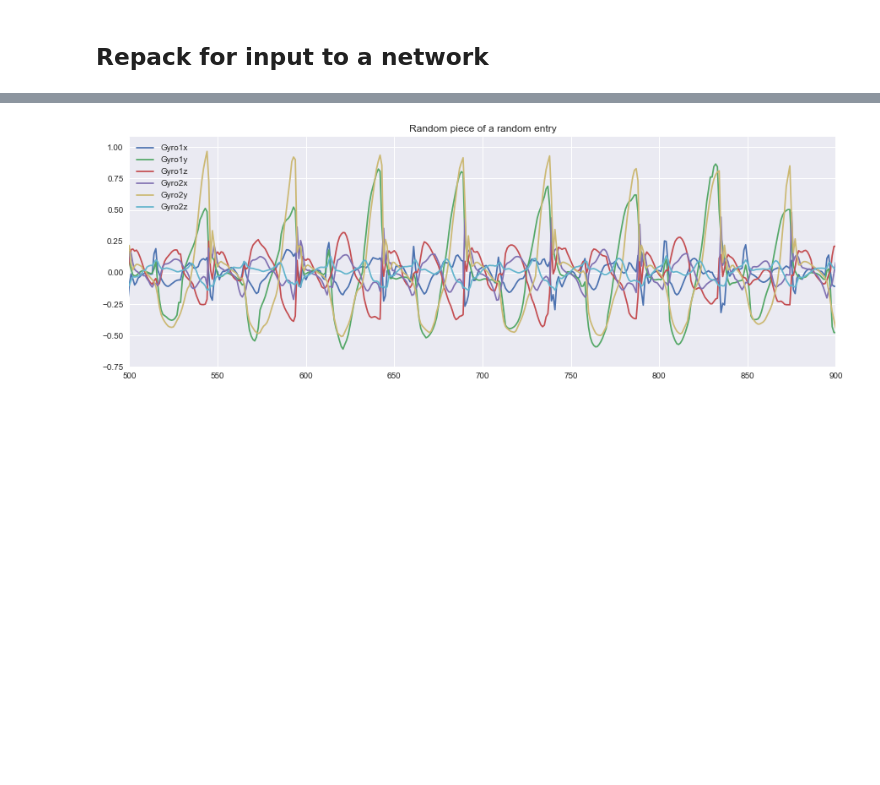
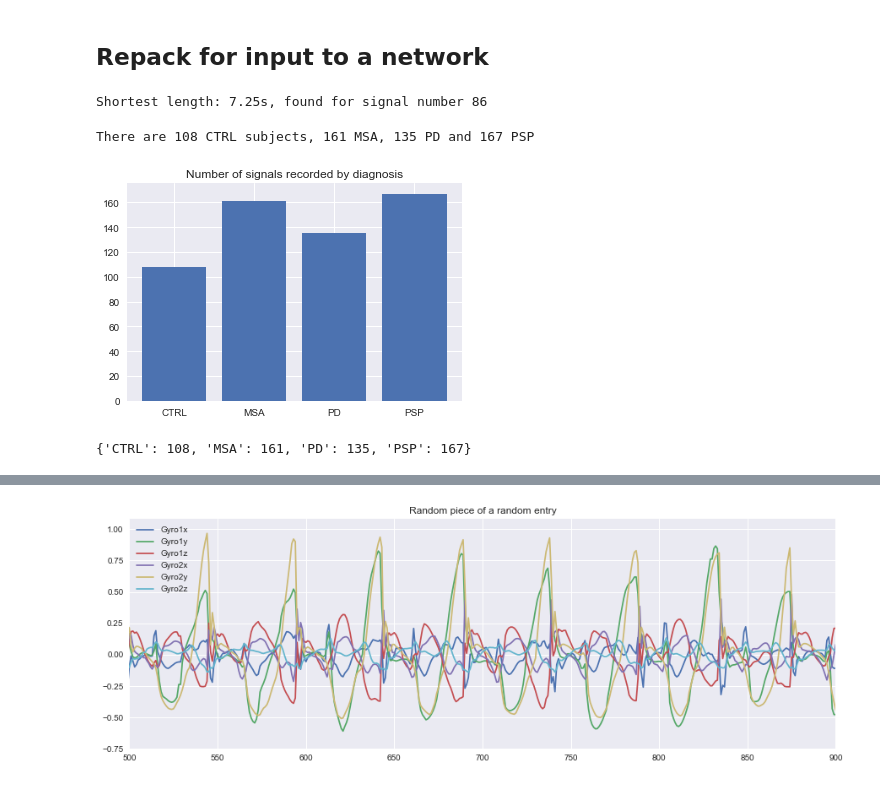
Before and after one commit to BabaJaguska/FingerTapping, a Jupyter notebook: TappingML.ipynb, the cells around one changed output, grey strips where cells are left out. Cells and saved outputs as stored; diff of their text form; code cells hidden in the pictures; blank space fills up the shorter version.

```diff
--- a/TappingML.ipynb
+++ b/TappingML.ipynb
@@ -283,6 +285,9 @@ for ix,sig in enumerate(sigs):
 
 # The shortest signal is sigs[86], corresponding to a CTRL, rhec. Lasts a total of 12s, and 7.25s of active tapping.
 # Going to remove those with active signal <10s...maybe
+print('Shortest length: {}s, found for signal number {} '.format(m,i))
+# %% [output]
+Shortest length: 7.25s, found for signal number 86
 # %%
 def encodeDiagnosis(diagnosis):
     le = LabelEncoder()
@@ -298,3 +303,24 @@ def encodeDiagnosis(diagnosis):
     idx = diagnosis[0]
     oneHotDiagnosis[0][idx] = 1
     return oneHotDiagnosis[0]
+# %%
+# Distribution of classes?
+def classDistribution(sigs):
+    diagnoses = [sig.diagnosis for sig in sigs]
+    CTRL = np.sum([d =='CTRL' for d in diagnoses])
+    PD = np.sum([d =='PD' for d in diagnoses])
+    PSP = np.sum([d =='PSP' for d in diagnoses])
+    MSA = np.sum([d =='MSA' for d in diagnoses])
+
+    print('There are {} CTRL subjects, {} MSA, {} PD and {} PSP'. format(CTRL, MSA, PD, PSP))
+
+    plt.bar(['CTRL','MSA','PD','PSP'],[CTRL,MSA,PD,PSP])
+    plt.title('Number of signals recorded by diagnosis')
+    plt.show()
+    return {'CTRL':CTRL,'MSA':MSA,'PD':PD,'PSP':PSP}
+# %%
+d = classDistribution(sigs)
+# %% [output]
+There are 108 CTRL subjects, 161 MSA, 135 PD and 167 PSP
+[figure, added]
+{'CTRL': 108, 'MSA': 161, 'PD': 135, 'PSP': 167}
```
Also changed, not shown: parts of 13 cells of this notebook.
